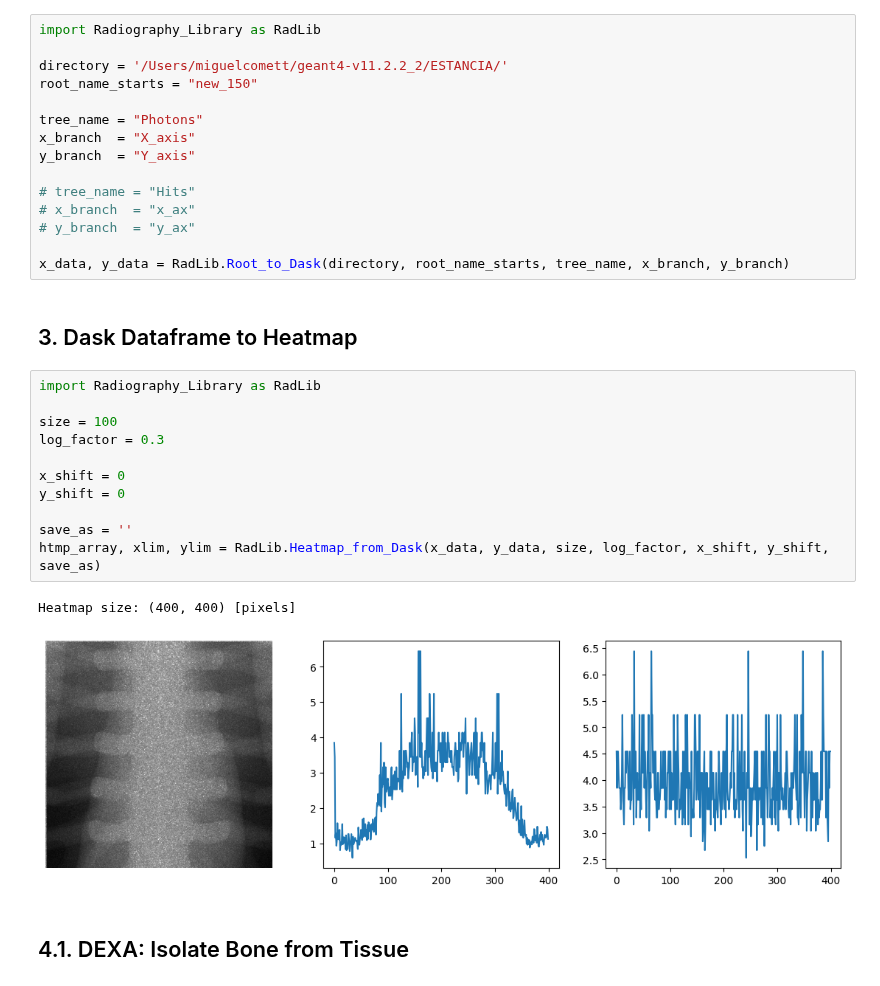
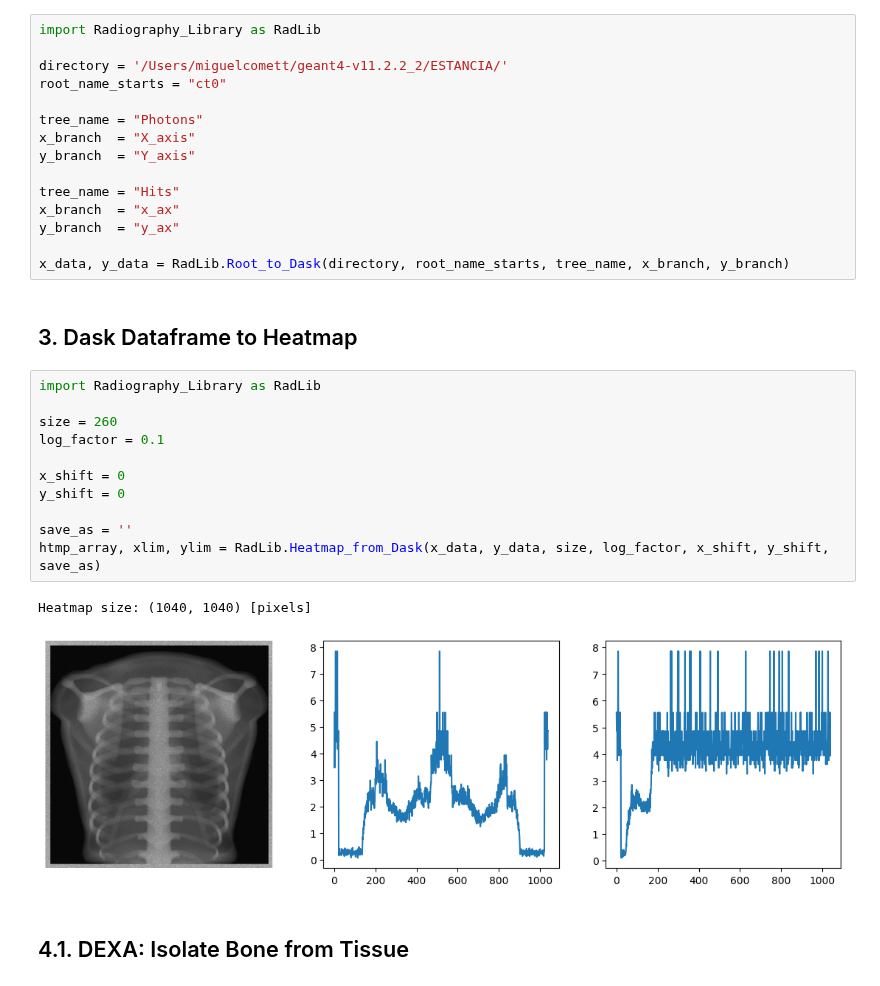
Before and after one commit to miguelcomett/G4_IFI-Team_2024, a Jupyter notebook: MedX_Engine/Radiography_Processing.ipynb, the cells around one changed output. Cells and saved outputs as stored; diff of their text form.

```diff
--- a/MedX_Engine/Radiography_Processing.ipynb
+++ b/MedX_Engine/Radiography_Processing.ipynb
@@ -15,15 +15,15 @@ RadLib.MergeRoots_Parallel(directory, starts_with, output_name) # Merge con para
 import Radiography_Library as RadLib
 
 directory = '/Users/miguelcomett/geant4-v11.2.2_2/ESTANCIA/'
-root_name_starts = "new_150"
+root_name_starts = "ct0"
 
 tree_name = "Photons"
 x_branch  = "X_axis"
 y_branch  = "Y_axis"
 
-# tree_name = "Hits"
-# x_branch  = "x_ax"
-# y_branch  = "y_ax"
+tree_name = "Hits"
+x_branch  = "x_ax"
+y_branch  = "y_ax"
 
 x_data, y_data = RadLib.Root_to_Dask(directory, root_name_starts, tree_name, x_branch, y_branch)
 # %% [markdown]
@@ -31,17 +31,17 @@ x_data, y_data = RadLib.Root_to_Dask(directory, root_name_starts, tree_name, x_b
 # %%
 import Radiography_Library as RadLib
 
-size = 100
-log_factor = 0.3
+size = 260
+log_factor = 0.1
 
 x_shift = 0
 y_shift = 0
 
 save_as = ''
 htmp_array, xlim, ylim = RadLib.Heatmap_from_Dask(x_data, y_data, size, log_factor, x_shift, y_shift, save_as)
 # %% [output]
-Heatmap size: (400, 400) [pixels]
+Heatmap size: (1040, 1040) [pixels]
-[figure, old version]
+[figure, new version]
 # %% [markdown]
 ## 4.1. DEXA: Isolate Bone from Tissue
 # %%
```
Also changed, not shown: 3 other files.
